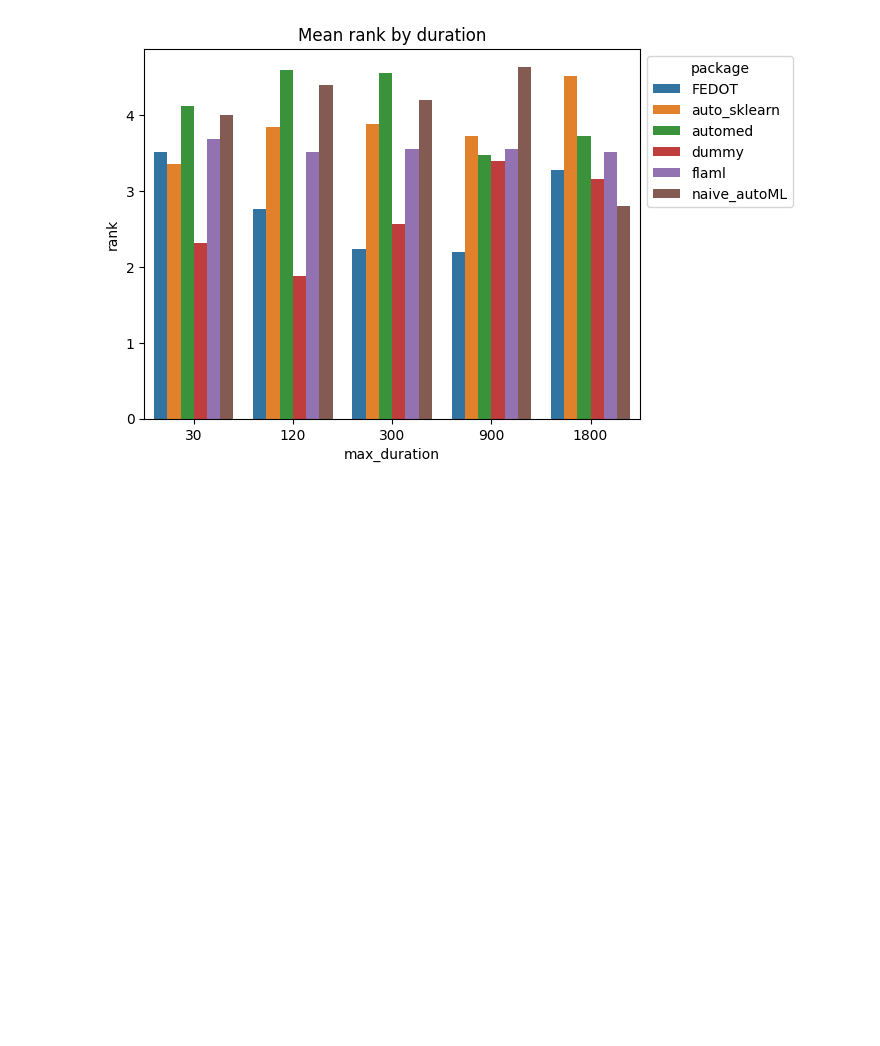
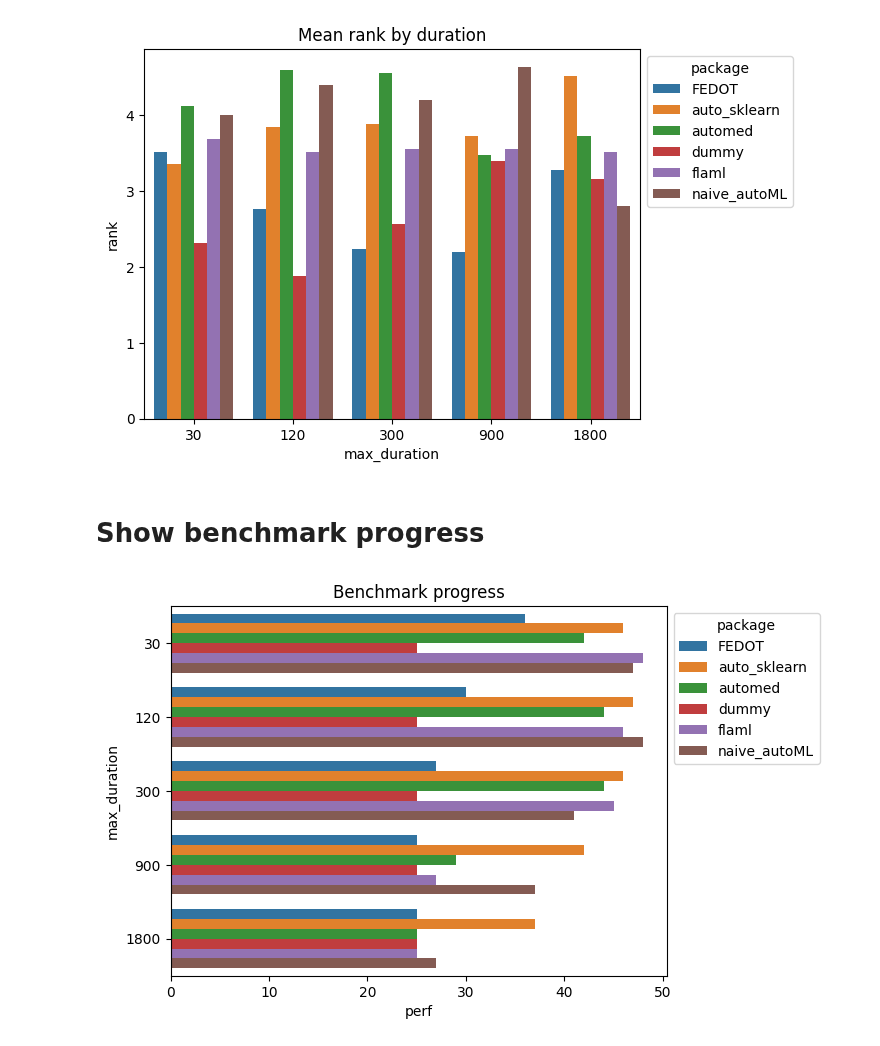
Before and after one commit to IIAS-Research/iaml, a Jupyter notebook: src/sandbox/compare_bench2.ipynb, the cells around one changed output. Saved outputs shown, nothing was run; the diff lists cells and outputs as text; code cells hidden in the pictures; blank space fills up the shorter version.

Commit message:
[ADD] Bench progress in compare ipynb

```diff
--- a/src/sandbox/compare_bench2.ipynb
+++ b/src/sandbox/compare_bench2.ipynb
@@ -342,3 +314,14 @@ plt.title('Mean rank by duration')
 plt.show()
 # %% [output]
 [figure]
+# %% [markdown]
+# Show benchmark progress
+# %%
+count = (bench.groupby(['package', 'max_duration']).count()['perf']/5).reset_index()
+
+plot = sns.barplot(data=count, y='max_duration', x='perf', hue='package', orient='h')
+sns.move_legend(plot, "upper left", bbox_to_anchor=(1, 1))
+plt.title('Benchmark progress')
+plt.show()
+# %% [output]
+[figure, added]
```
Also changed, not shown: parts of 2 cells of this notebook.
